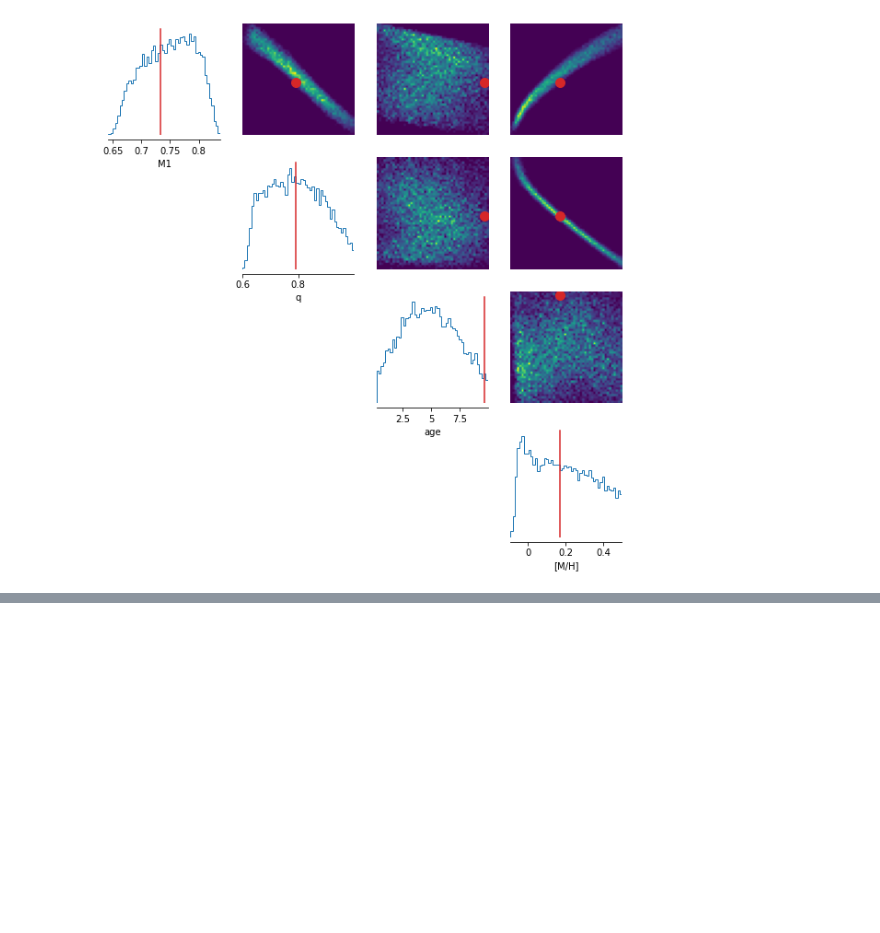
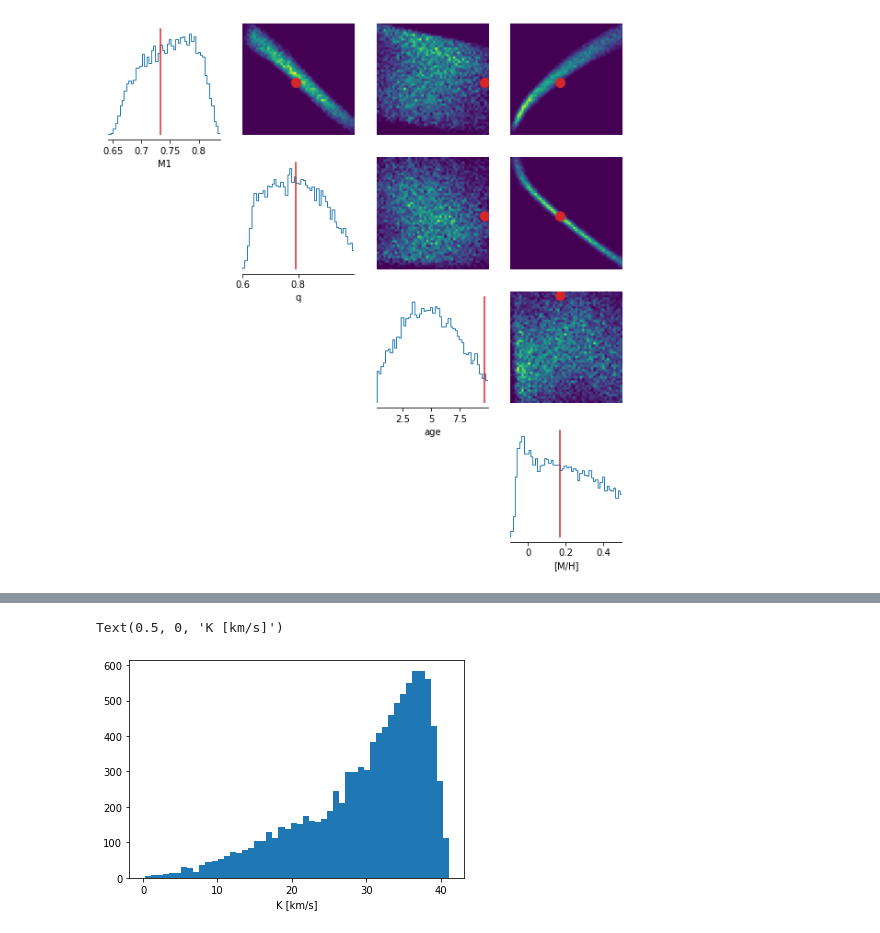
Before and after one commit to andycasey/ms-ms-sbi, a Jupyter notebook: 2022-06-29-model.ipynb, the cells around one changed output, grey strips where cells are left out. Saved outputs shown, nothing was run; the diff lists cells and outputs as text; code cells hidden in the pictures; blank space fills up the shorter version.

```diff
--- a/2022-06-29-model.ipynb
+++ b/2022-06-29-model.ipynb
@@ -393,0 +406,18 @@ fig = analysis.pairplot(
+# %%
+from astropy import units as u
+from astropy.constants import G
+
+i = 90. * u.degree
+P = 20 * u.day # est for ms-ms
+
+M1, q, age, mh = all_samples[bad_index].T
+M1 *= u.solMass
+M2 = M1 * q
+f = (M2 * np.sin(i))**3/(M1 + M2)**2
+K = ((f * 2 * np.pi * G) / P)**(1/3)
+fig, ax = plt.subplots()
+ax.hist(K.to(u.km/u.s).value, bins=50)
+ax.set_xlabel(f"K [km/s]")
+# %% [output]
+Text(0.5, 0, 'K [km/s]')
+[figure, added]
```
Also changed, not shown: parts of 1 cell of this notebook.
